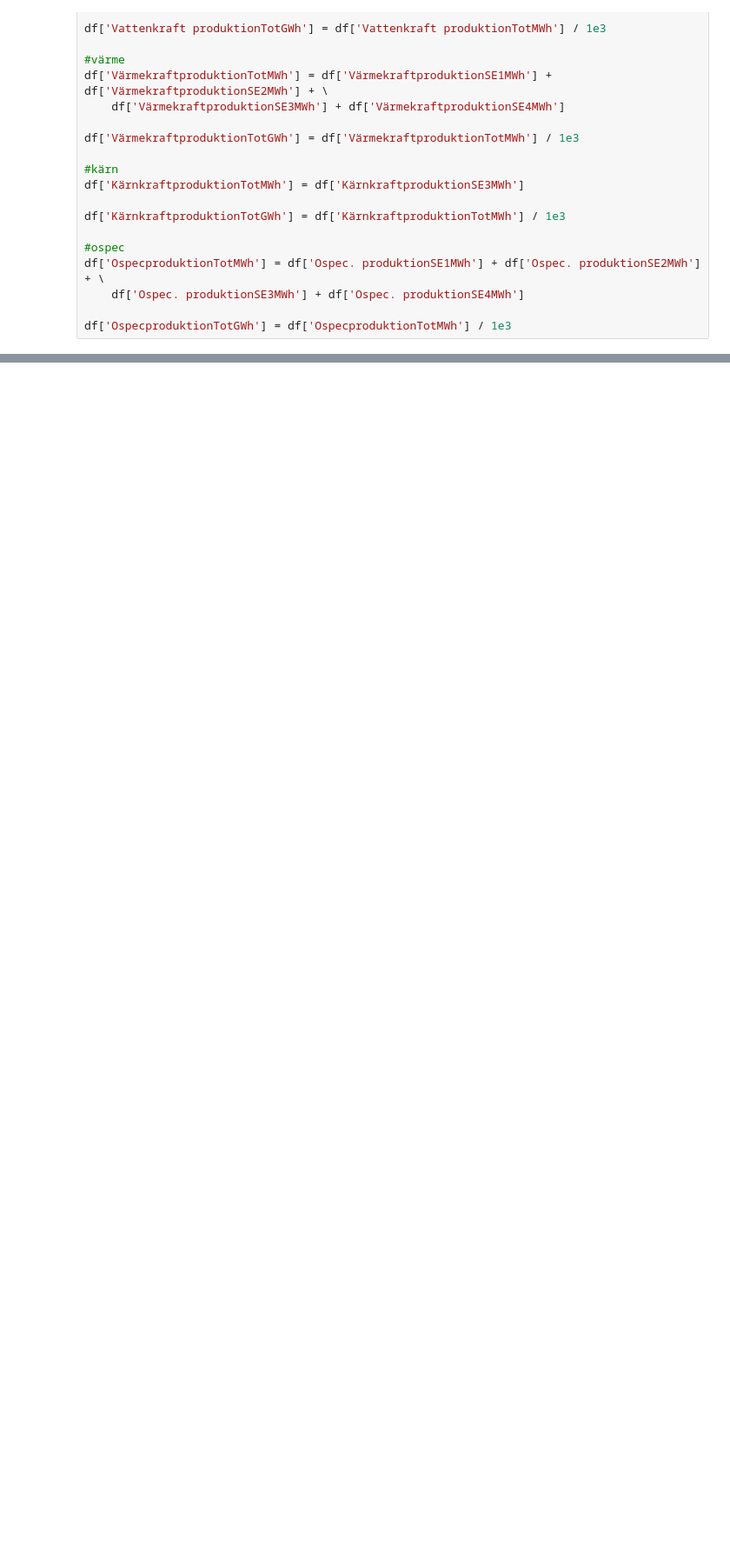
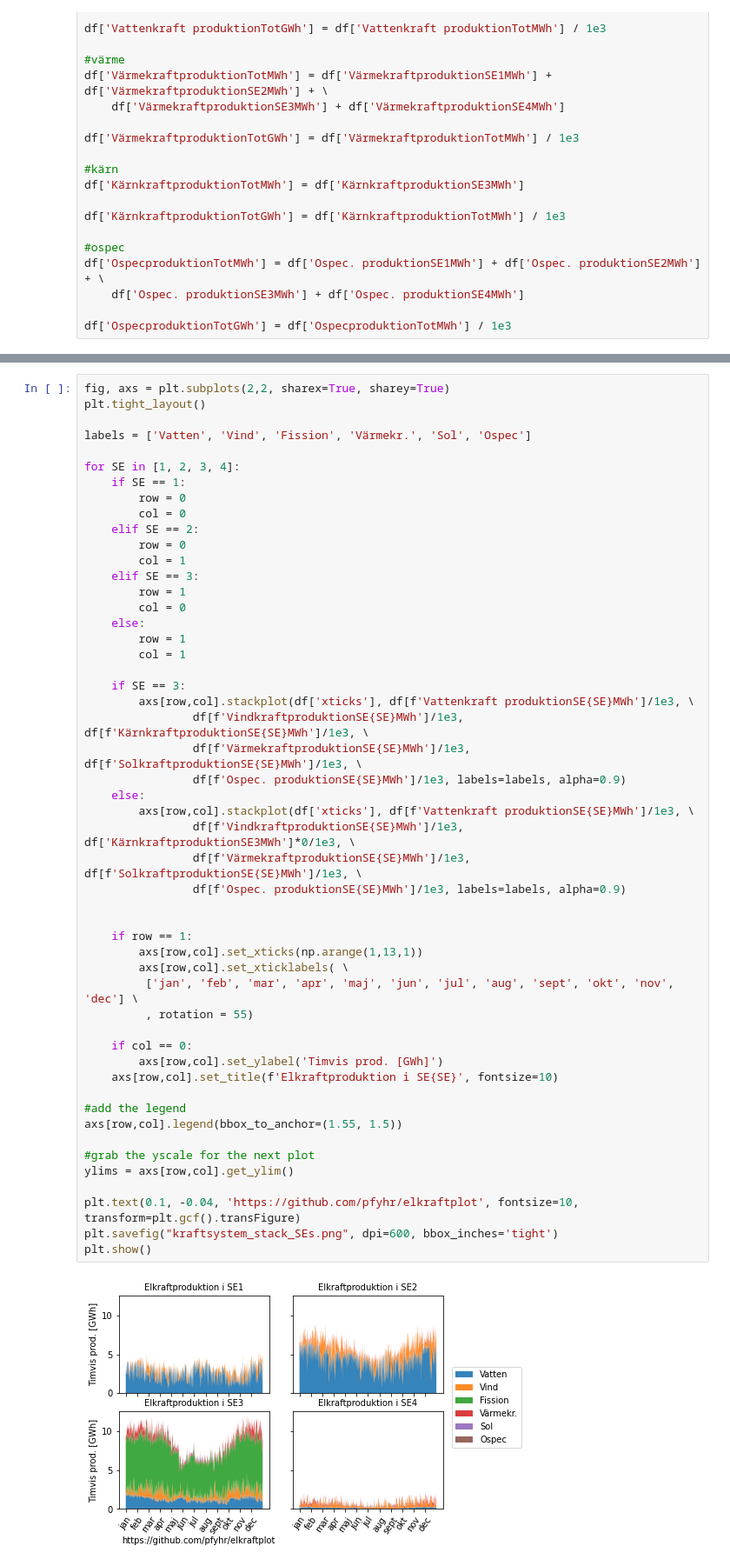
Before and after one commit to pfyhr/elkraftplot, a Jupyter notebook: elkraftplot.ipynb, the cells around one changed output, grey strips where cells are left out. Shown: that part at 87% size. Drawn from its saved outputs; the diff is of its cells as text; blank space fills up the shorter version.

Commit message:
add subplots for SE1-4 and consumption

```diff
--- a/elkraftplot.ipynb
+++ b/elkraftplot.ipynb
@@ -144,0 +164,53 @@ plt.show()
+# %%
+fig, axs = plt.subplots(2,2, sharex=True, sharey=True)
+plt.tight_layout()
+
+labels = ['Vatten', 'Vind', 'Fission', 'Värmekr.', 'Sol', 'Ospec']
+
+for SE in [1, 2, 3, 4]:
+    if SE == 1:
+        row = 0
+        col = 0
+    elif SE == 2:
+        row = 0
+        col = 1
+    elif SE == 3:
+        row = 1
+        col = 0
+    else:
+        row = 1
+        col = 1
+
+    if SE == 3:
+        axs[row,col].stackplot(df['xticks'], df[f'Vattenkraft produktionSE{SE}MWh']/1e3, \
+                df[f'VindkraftproduktionSE{SE}MWh']/1e3, df[f'KärnkraftproduktionSE{SE}MWh']/1e3, \
+                df[f'VärmekraftproduktionSE{SE}MWh']/1e3, df[f'SolkraftproduktionSE{SE}MWh']/1e3, \
+                df[f'Ospec. produktionSE{SE}MWh']/1e3, labels=labels, alpha=0.9)
+    else:
+        axs[row,col].stackplot(df['xticks'], df[f'Vattenkraft produktionSE{SE}MWh']/1e3, \
+                df[f'VindkraftproduktionSE{SE}MWh']/1e3, df['KärnkraftproduktionSE3MWh']*0/1e3, \
+                df[f'VärmekraftproduktionSE{SE}MWh']/1e3, df[f'SolkraftproduktionSE{SE}MWh']/1e3, \
+                df[f'Ospec. produktionSE{SE}MWh']/1e3, labels=labels, alpha=0.9)
+
+
+    if row == 1:
+        axs[row,col].set_xticks(np.arange(1,13,1))
+        axs[row,col].set_xticklabels( \
+         ['jan', 'feb', 'mar', 'apr', 'maj', 'jun', 'jul', 'aug', 'sept', 'okt', 'nov', 'dec'] \
+         , rotation = 55)
+
+    if col == 0:
+        axs[row,col].set_ylabel('Timvis prod. [GWh]')
+    axs[row,col].set_title(f'Elkraftproduktion i SE{SE}', fontsize=10)
+
+#add the legend
+axs[row,col].legend(bbox_to_anchor=(1.55, 1.5))
+
+#grab the yscale for the next plot
+ylims = axs[row,col].get_ylim()
+
+plt.text(0.1, -0.04, 'https://github.com/pfyhr/elkraftplot', fontsize=10, transform=plt.gcf().transFigure)
+plt.savefig("kraftsystem_stack_SEs.png", dpi=600, bbox_inches='tight')
+plt.show()
+# %% [output]
+[figure, added]
```
Also changed, not shown: parts of 6 cells of this notebook, 7 other files.
